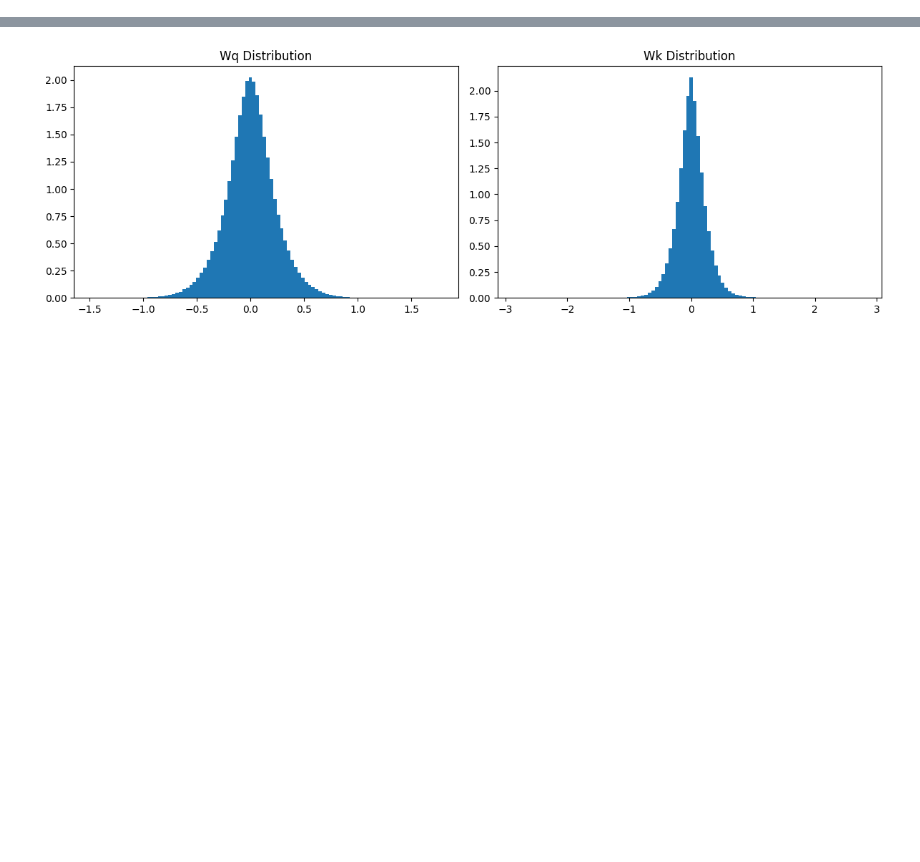
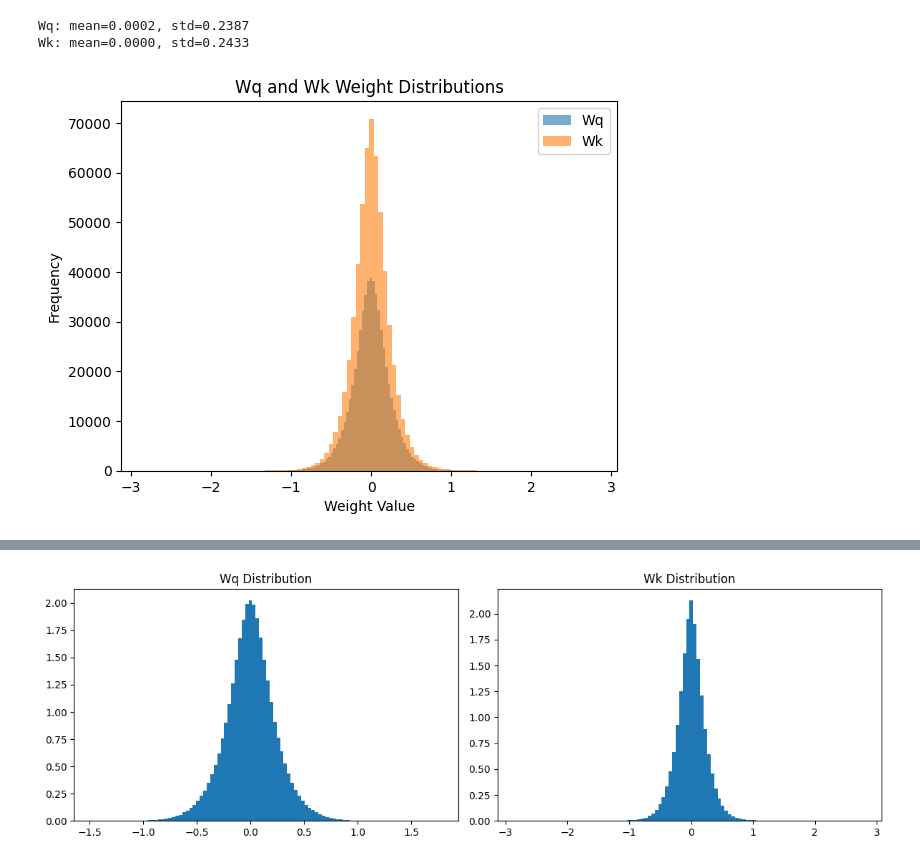
Before and after one commit to PathFinderKR/PathFinder, a Jupyter notebook: notebooks/attn_scores.ipynb, the cells around one changed output, grey strips where cells are left out. Saved outputs shown, nothing was run; the diff lists cells and outputs as text; code cells hidden in the pictures; blank space fills up the shorter version.

```diff
--- a/notebooks/attn_scores.ipynb
+++ b/notebooks/attn_scores.ipynb
@@ -0,0 +938,33 @@
+# %%
+from transformers import GPT2Model, GPT2Tokenizer
+import torch
+
+# 모델과 토크나이저 로드
+model = GPT2Model.from_pretrained("gpt2")
+tokenizer = GPT2Tokenizer.from_pretrained("gpt2")
+
+# 첫 번째 transformer block의 attention layer 접근
+attention = model.h[0].attn
+# %%
+import matplotlib.pyplot as plt
+
+# Wq, Wk weight 가져오기
+Wq = attention.c_attn.weight[:, :model.config.n_embd]  # Query
+Wk = attention.c_attn.weight[:, model.config.n_embd:2*model.config.n_embd]  # Key
+
+# 통계 확인
+print(f"Wq: mean={Wq.mean().item():.4f}, std={Wq.std().item():.4f}")
+print(f"Wk: mean={Wk.mean().item():.4f}, std={Wk.std().item():.4f}")
+
+# 히스토그램 시각화
+plt.hist(Wq.flatten().detach().numpy(), bins=100, alpha=0.6, label='Wq')
+plt.hist(Wk.flatten().detach().numpy(), bins=100, alpha=0.6, label='Wk')
+plt.title("Wq and Wk Weight Distributions")
+plt.xlabel("Weight Value")
+plt.ylabel("Frequency")
+plt.legend()
+plt.show()
+# %% [output]
+Wq: mean=0.0002, std=0.2387
+Wk: mean=0.0000, std=0.2433
+[figure, added]
```
Also changed, not shown: parts of 6 cells of this notebook, 1 other file.
